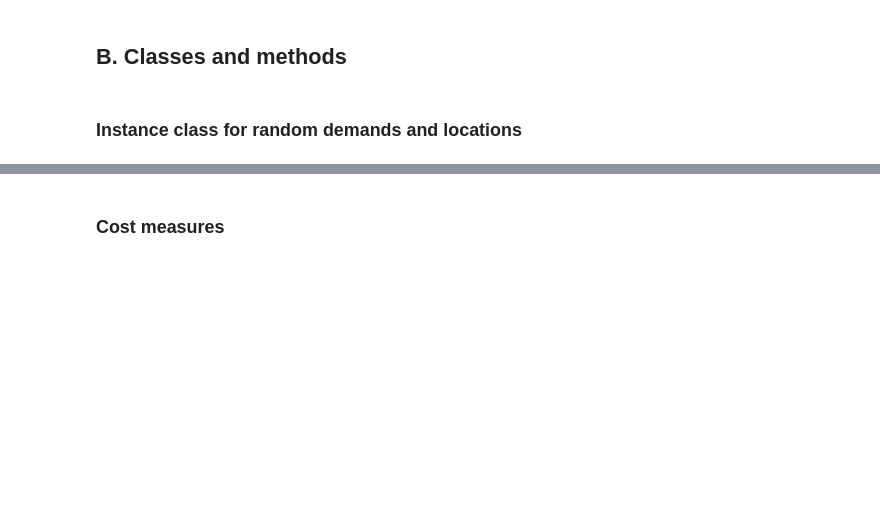
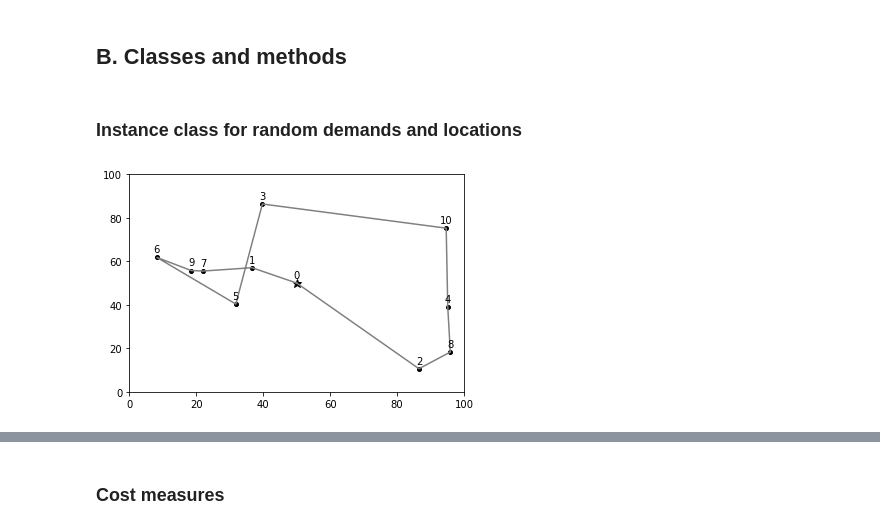
Before and after one commit to kledvina/flexible-routing, a Jupyter notebook: routing_examples.ipynb, the cells around one changed output, grey strips where cells are left out. Cells and saved outputs as stored; diff of their text form; code cells hidden in the pictures; blank space fills up the shorter version.

```diff
--- a/routing_examples.ipynb
+++ b/routing_examples.ipynb
@@ -101,0 +150,5 @@ class Instance():
+# %%
+inst.tour = inst.nearest_neighbor()
+plot_instance(inst, showTour=True, showLabels=True)
+# %% [output]
+[figure, added]
```
Also changed, not shown: parts of 9 cells of this notebook.
